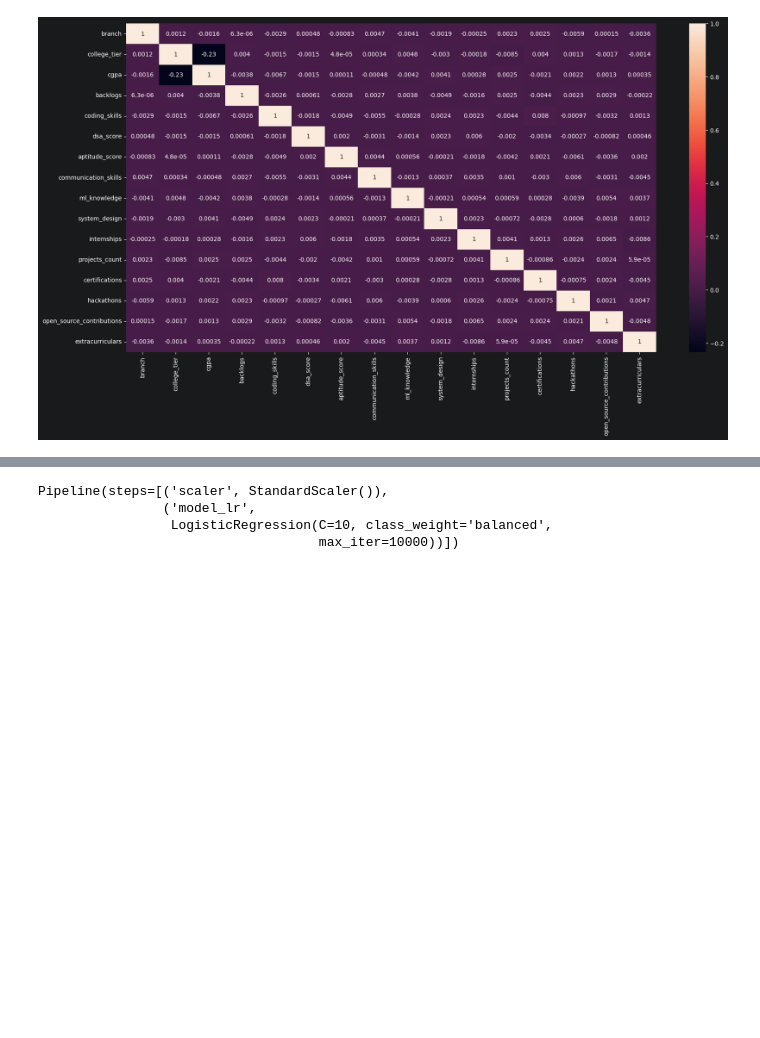
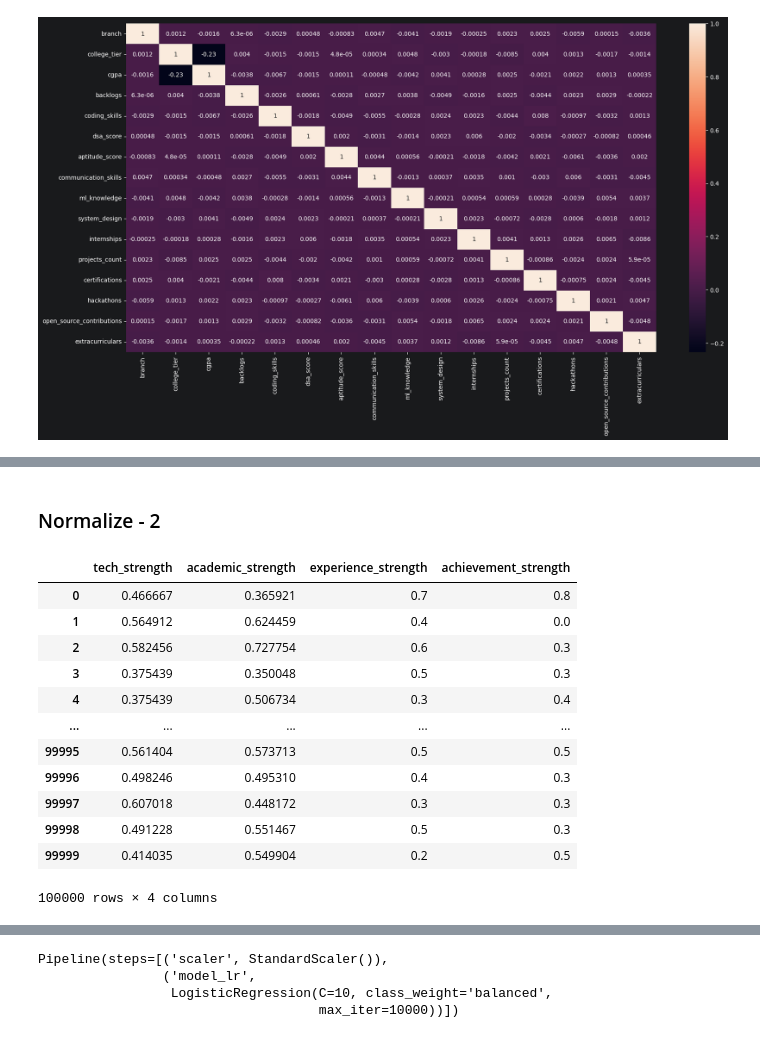
Before and after one commit to kaymansrinivasan/Student_Placement_Analysis-Prediction, a Jupyter notebook: notebooks/student_placement_prediction.ipynb, the cells around one changed output, grey strips where cells are left out. Drawn from its saved outputs; the diff is of its cells as text; code cells hidden in the pictures; blank space fills up the shorter version.

```diff
--- a/notebooks/student_placement_prediction.ipynb
+++ b/notebooks/student_placement_prediction.ipynb
@@ -246,0 +265,14 @@ plt.show()
+# %%
+#Technical Strength
+x["tech_strength"] = (
+     x["coding_skills"]+
+     x["dsa_score"]+
+     x["ml_knowledge"]+
+     x["system_design"]
+) / 4
+# %%
+#Academic Strength
+x["academic_strength"] = (
+    x["cgpa"] +
+    x["aptitude_score"]
+) / 2
@@ -246,0 +293,23 @@ plt.show()
+# %% [markdown]
+### Normalize - 2
+# %%
+from sklearn.preprocessing import MinMaxScaler
+scaler = MinMaxScaler()
+
+cols = ["tech_strength", "academic_strength", "experience_strength","achievement_strength"]
+x[cols] = scaler.fit_transform(x[cols])
+x[cols]
+# %% [output]
+|  | tech_strength | academic_strength | experience_strength | achievement_strength |
+| 0 | 0.466667 | 0.365921 | 0.7 | 0.8 |
+| 1 | 0.564912 | 0.624459 | 0.4 | 0.0 |
+| 2 | 0.582456 | 0.727754 | 0.6 | 0.3 |
+| 3 | 0.375439 | 0.350048 | 0.5 | 0.3 |
+| 4 | 0.375439 | 0.506734 | 0.3 | 0.4 |
+| ... | ... | ... | ... | ... |
+| 99995 | 0.561404 | 0.573713 | 0.5 | 0.5 |
+| 99996 | 0.498246 | 0.495310 | 0.4 | 0.3 |
+| 99997 | 0.607018 | 0.448172 | 0.3 | 0.3 |
+| 99998 | 0.491228 | 0.551467 | 0.5 | 0.3 |
+| 99999 | 0.414035 | 0.549904 | 0.2 | 0.5 |
+100000 rows × 4 columns
```
Also changed, not shown: parts of 68 cells of this notebook, 1 other file.
